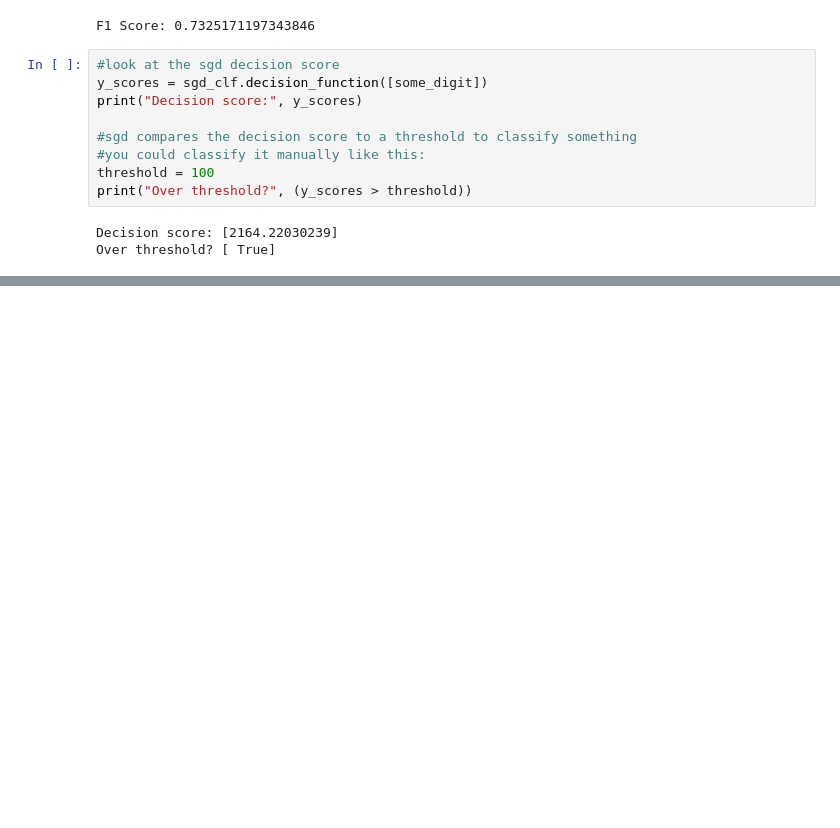
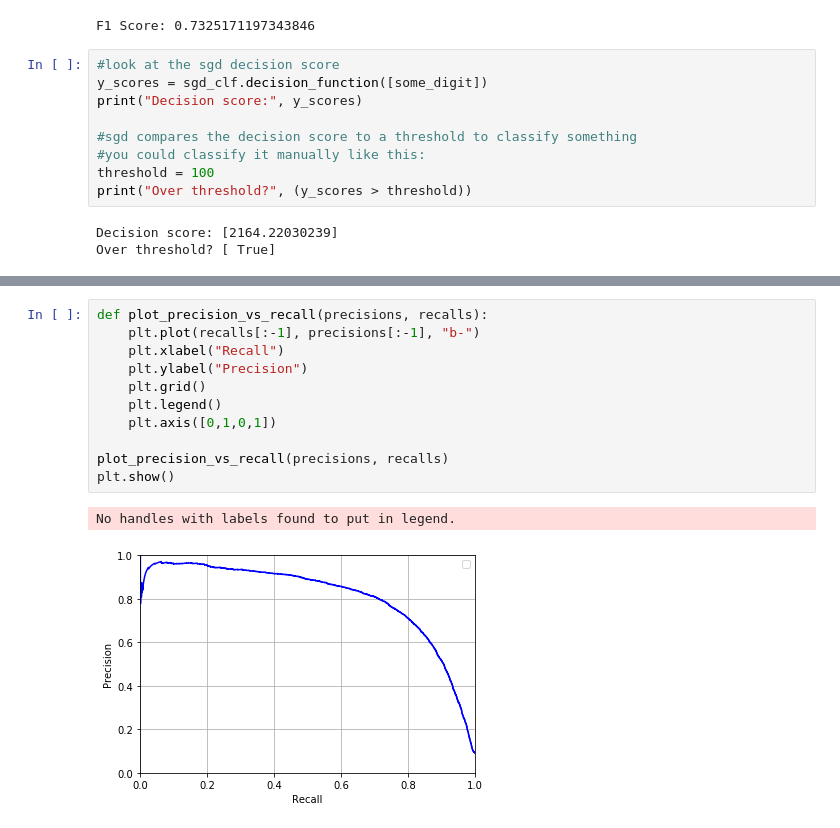
Before and after one commit to tsadams1973/jupyter-ml-practice, a Jupyter notebook: mnist-ex.ipynb, the cells around one changed output, grey strips where cells are left out. Saved outputs shown, nothing was run; the diff lists cells and outputs as text; blank space fills up the shorter version.

```diff
--- a/mnist-ex.ipynb
+++ b/mnist-ex.ipynb
@@ -154,0 +189,14 @@ Over threshold? [ True]
+# %%
+def plot_precision_vs_recall(precisions, recalls):
+    plt.plot(recalls[:-1], precisions[:-1], "b-")
+    plt.xlabel("Recall")
+    plt.ylabel("Precision")
+    plt.grid()
+    plt.legend()
+    plt.axis([0,1,0,1])
+
+plot_precision_vs_recall(precisions, recalls)
+plt.show()
+# %% [output]
+No handles with labels found to put in legend.
+[figure, added]
```
Also changed, not shown: parts of 5 cells of this notebook.
